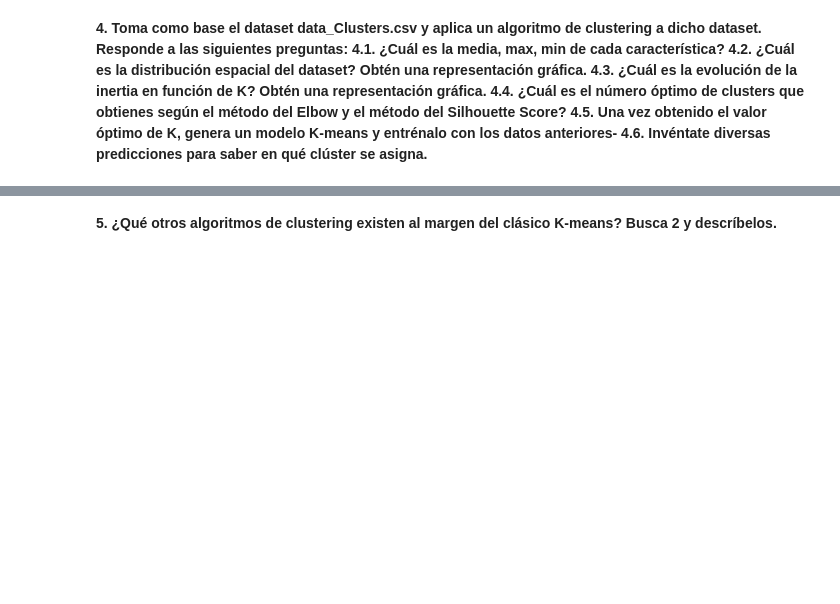
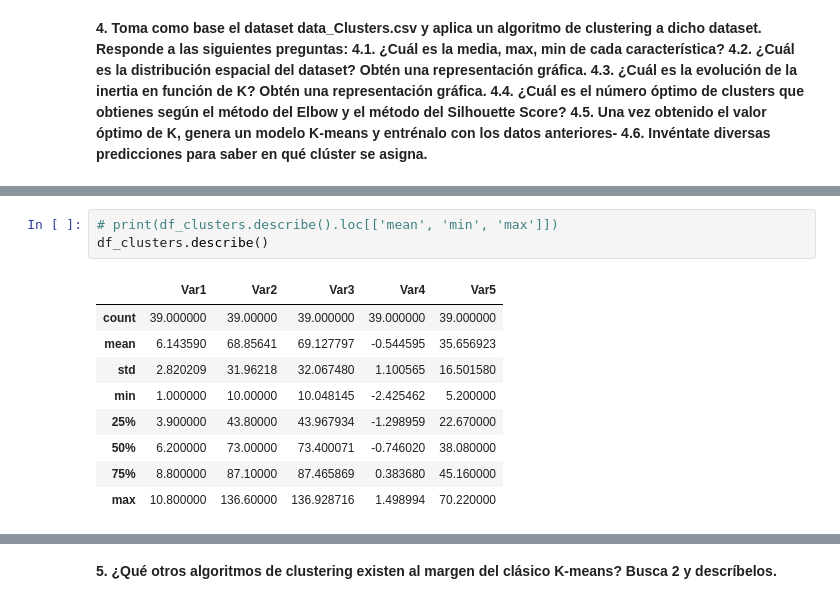
Before and after one commit to nickiiinicole/MACHINE_LEARNING_1UD, a Jupyter notebook: no-supervised/K-Means-20260224/ML_3_1_UnsupervisedLearning_Clustering.ipynb, the cells around one changed output, grey strips where cells are left out. Cells and saved outputs as stored; diff of their text form; blank space fills up the shorter version.

```diff
--- a/no-supervised/K-Means-20260224/ML_3_1_UnsupervisedLearning_Clustering.ipynb
+++ b/no-supervised/K-Means-20260224/ML_3_1_UnsupervisedLearning_Clustering.ipynb
@@ -412,0 +445,13 @@ Clasificación automática de géneros musicales.
+# %%
+# print(df_clusters.describe().loc[['mean', 'min', 'max']])
+df_clusters.describe()
+# %% [output]
+|  | Var1 | Var2 | Var3 | Var4 | Var5 |
+| count | 39.000000 | 39.00000 | 39.000000 | 39.000000 | 39.000000 |
+| mean | 6.143590 | 68.85641 | 69.127797 | -0.544595 | 35.656923 |
+| std | 2.820209 | 31.96218 | 32.067480 | 1.100565 | 16.501580 |
+| min | 1.000000 | 10.00000 | 10.048145 | -2.425462 | 5.200000 |
+| 25% | 3.900000 | 43.80000 | 43.967934 | -1.298959 | 22.670000 |
+| 50% | 6.200000 | 73.00000 | 73.400071 | -0.746020 | 38.080000 |
+| 75% | 8.800000 | 87.10000 | 87.465869 | 0.383680 | 45.160000 |
+| max | 10.800000 | 136.60000 | 136.928716 | 1.498994 | 70.220000 |
```
Also changed, not shown: parts of 28 cells of this notebook, 1 other file.
